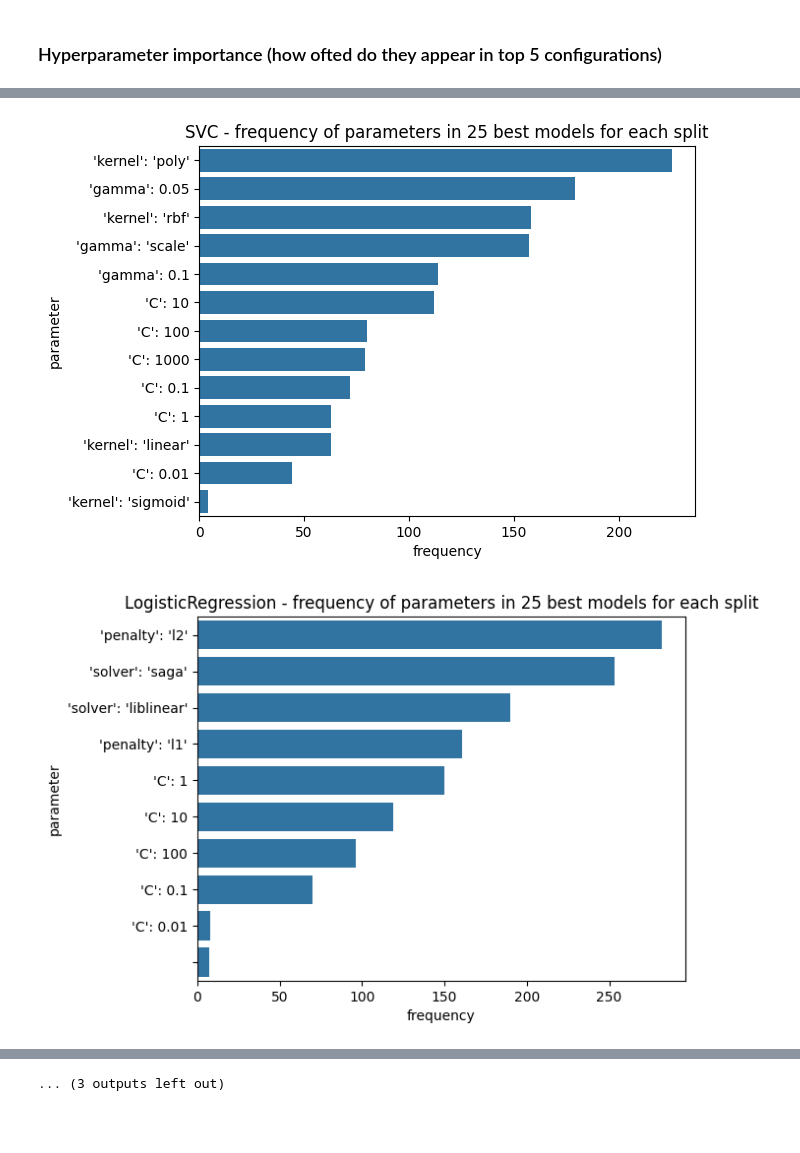
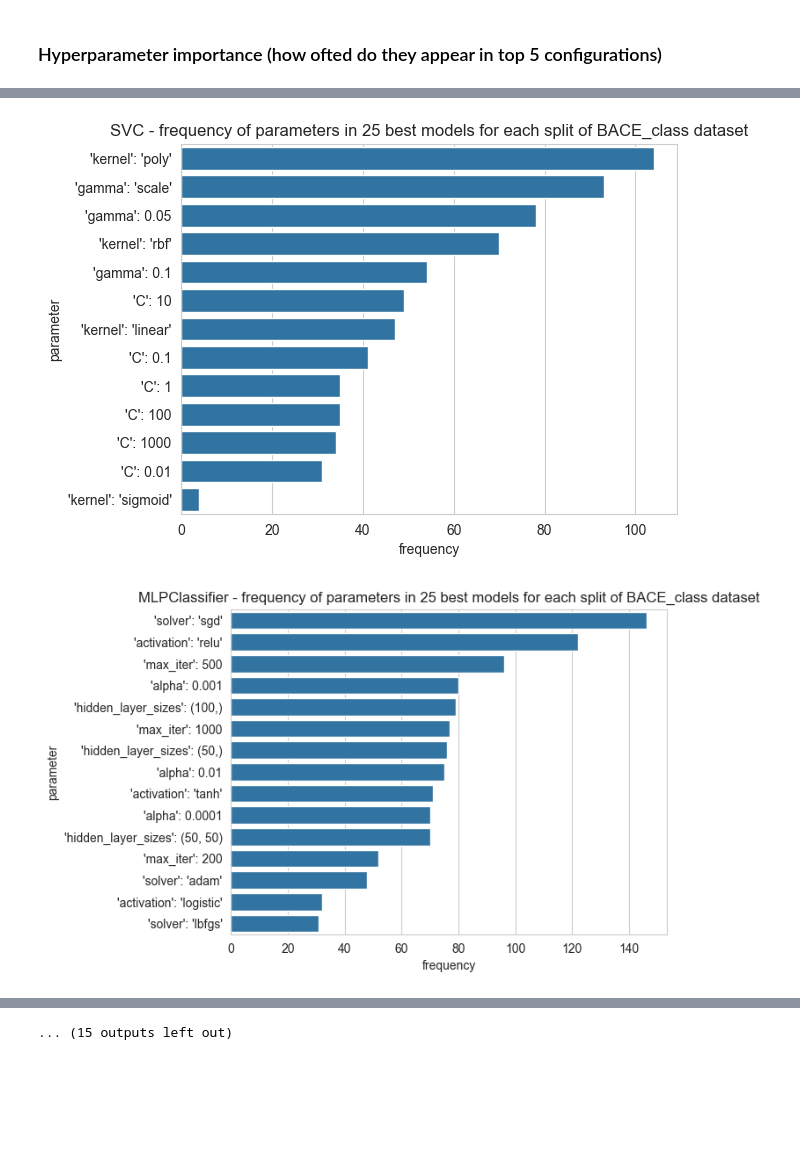
Before and after one commit to mateugazi/czasteczkowa-inzynierka, a Jupyter notebook: experiments/Standardized Pipeline/result_analysis.ipynb, the cells around one changed output, grey strips where cells are left out. Drawn from its saved outputs; the diff is of its cells as text; code cells hidden in the pictures; blank space fills up the shorter version.

Commit message:
Plots updated

```diff
--- a/experiments/Standardized Pipeline/result_analysis.ipynb
+++ b/experiments/Standardized Pipeline/result_analysis.ipynb
@@ -6,6 +6,7 @@ import os
 
 import seaborn as sns
 import matplotlib.pyplot as plt
+sns.set_style("whitegrid")
 # %%
 main_datasets = ["BACE_class", "BACE_regre", "ROR_class", "ROR_regre"]
 top5 = {}
@@ -287,15 +292,3 @@ for dataset_name in main_datasets:
 <Figure size 640x480 with 0 Axes>
 # %% [markdown]
 ### Hyperparameter importance (how ofted do they appear in top 5 configurations)
-# %%
-for mlp in ['MLPClassifier', 'MLPRegressor']:
-
-    hyperparameter_rank[mlp]["'hidden_layer_sizes': (50, 50)"] = hyperparameter_rank[mlp]["'hidden_layer_sizes': (50"]
-    hyperparameter_rank[mlp].pop("'hidden_layer_sizes': (50")
-    hyperparameter_rank[mlp].pop("50)")
-
-
-for key, items in hyperparameter_rank.items():
-    hyperparameter_rank[key] = sorted(items.items(), key=lambda x: x[1], reverse=True)
-
-hyperparameter_rank
@@ -320,17 +295,29 @@ hyperparameter_rank
-# %%
-parameter_df = pd.DataFrame(columns=["model", "parameter", "frequency"])
-for model, parameters in hyperparameter_rank.items():
-    for parameter in parameters:
-        parameter_df.loc[len(parameter_df.index)] = [model, parameter[0], parameter[1]]
 # %%
-for model in parameter_df['model'].unique():
-    mask = parameter_df['model'] == model
-    data = parameter_df[mask]
+for dataset in main_datasets:
+    for mlp in ['MLPClassifier', 'MLPRegressor']:
 
-    sns.barplot(data=data, y="parameter", x="frequency", orient="h").set(title=model + " - frequency of parameters in " + str(top_models_evaluated) + " best models for each split")
-    #plt.xticks(rotation=90)
-    plt.savefig(r"C:\Users\wojci\Documents\GitHub\czasteczkowa-inzynierka\experiments\plots\\param_freq_" + model + ".png")
-    plt.figure()
+        if not mlp in hyperparameter_rank[dataset].keys(): continue
+
+        hyperparameter_rank[dataset][mlp]["'hidden_layer_sizes': (50, 50)"] = hyperparameter_rank[dataset][mlp]["'hidden_layer_sizes': (50"]
+        hyperparameter_rank[dataset][mlp].pop("'hidden_layer_sizes': (50")
+        hyperparameter_rank[dataset][mlp].pop("50)")
+
+
+    for key, items in hyperparameter_rank[dataset].items():
+        hyperparameter_rank[dataset][key] = sorted(items.items(), key=lambda x: x[1], reverse=True)
+
+    parameter_df = pd.DataFrame(columns=["model", "parameter", "frequency"])
+    for model, parameters in hyperparameter_rank[dataset].items():
+        for parameter in parameters:
+            parameter_df.loc[len(parameter_df.index)] = [model, parameter[0], parameter[1]]
+    for model in parameter_df['model'].unique():
+        mask = parameter_df['model'] == model
+        data = parameter_df[mask]
+
+        sns.barplot(data=data, y="parameter", x="frequency", orient="h").set(title=model + " - frequency of parameters in " + str(top_models_evaluated) + " best models for each split of " + dataset + " dataset")
+        #plt.xticks(rotation=90)
+        plt.savefig(r"C:\Users\wojci\Documents\GitHub\czasteczkowa-inzynierka\experiments\plots\\param_freq_" + model + "_" + dataset + ".png", bbox_inches='tight')
+        plt.figure()
 # %% [output]
-[figure, old version]
+[figure, new version]
-[figure, old version]
+[figure, new version]
@@ -347,3 +334,3 @@ for model in parameter_df['model'].unique():
-... (3 outputs left out)
+... (15 outputs left out)
 # %% [markdown]
 ###
```
Also changed, not shown: parts of 12 cells of this notebook, 58 other files.
